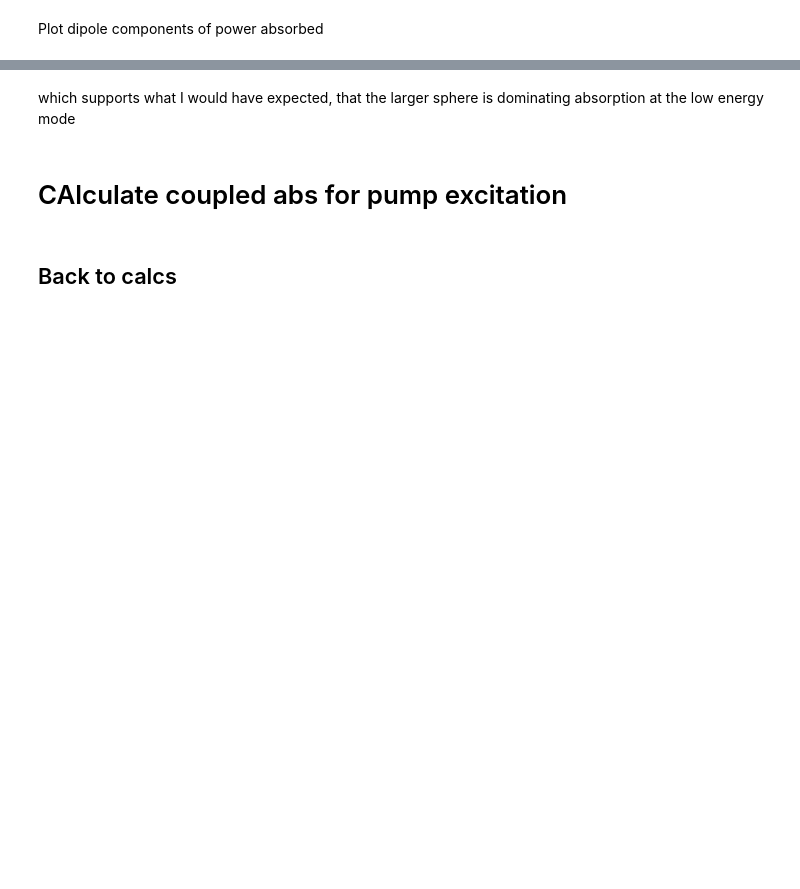
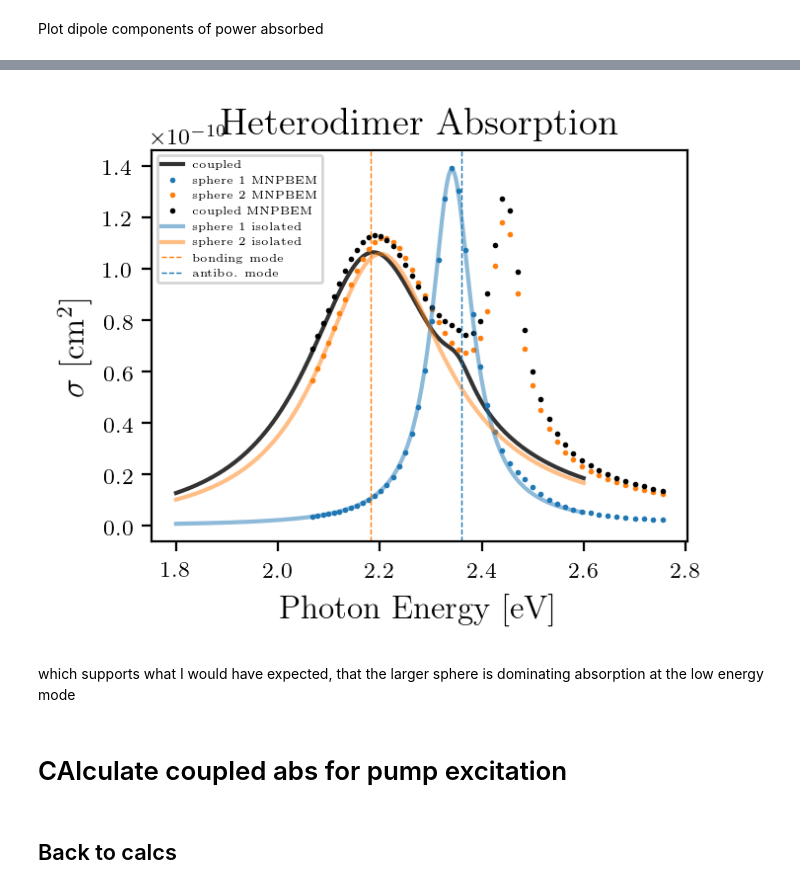
Before and after one commit to HarrisonGoldwyn/photothermal_image_model, a Jupyter notebook: python/a20a40_hetero_Coupled_scattering.ipynb, the cells around one changed output, grey strips where cells are left out. Cells and saved outputs as stored; diff of their text form; code cells hidden in the pictures; blank space fills up the shorter version.

```diff
--- a/python/a20a40_hetero_Coupled_scattering.ipynb
+++ b/python/a20a40_hetero_Coupled_scattering.ipynb
@@ -261,0 +284,88 @@ Text(0, 0.5, '$\\sigma$ [$\\mathrm{cm}^2$]')
+# %%
+import scipy.io as sio
+
+a20_bem_spec_fig_file = sio.loadmat('matlab_abs_spectra/a20_abs.fig', squeeze_me=True, struct_as_record=False)
+a20_bem_spec_hw = a20_bem_spec_fig_file['hgS_070000'].children[0].children[0].properties.XData
+a20_bem_spec = a20_bem_spec_fig_file['hgS_070000'].children[0].children[0].properties.YData
+
+a40_bem_spec_fig_file = sio.loadmat('matlab_abs_spectra/a40_abs.fig', squeeze_me=True, struct_as_record=False)
+a40_bem_spec_hw = a40_bem_spec_fig_file['hgS_070000'].children[0].children[0].properties.XData
+a40_bem_spec = a40_bem_spec_fig_file['hgS_070000'].children[0].children[0].properties.YData
+
+
+coupled_spec_fig_file = sio.loadmat('matlab_abs_spectra/a1_20_a2_40_d5a1_abs.fig', squeeze_me=True, struct_as_record=False)
+coupled_spec_hw = coupled_spec_fig_file['hgS_070000'].children[0].children[0].properties.XData
+coupled_spec = coupled_spec_fig_file['hgS_070000'].children[0].children[0].properties.YData
+# %%
+plt.plot(
+    plot_hws,
+    coupled_absorption[1][0]-coupled_absorption[1][1]+coupled_absorption[1][2]-coupled_absorption[1][3],
+    c='k',
+    alpha=.8,
+    label='coupled')
+
+plt.plot(
+    a20_bem_spec_hw,
+    a20_bem_spec*1e-14,
+    C='C0',
+    ls='',
+    marker='o',
+    markersize=1,
+    label='sphere 1 MNPBEM')
+
+plt.plot(
+    a40_bem_spec_hw,
+    a40_bem_spec*1e-14,
+    C='C1',
+    ls='',
+    marker='o',
+    markersize=1,
+    label='sphere 2 MNPBEM')
+
+plt.plot(
+    coupled_spec_hw,
+    coupled_spec*1e-14,
+    C='k',
+    ls='',
+    marker='o',
+    markersize=1,
+    label='coupled MNPBEM')
+
+plt.plot(
+    plot_hws,
+    sphere_1_absorption,
+    alpha=.5,
+    c='C0',
+    label='sphere 1 isolated')
+plt.plot(
+    plot_hws,
+    sphere_2_absorption,
+    alpha=.5,
+    c='C1',
+    label='sphere 2 isolated')
+
+## Mark mode energies
+ylims=plt.gca().get_ylim()
+plt.plot(
+    [bond_enei, bond_enei],
+    [*ylims],
+    lw=0.5,
+    ls='--',
+    c='C1',
+    label='bonding mode'
+    )
+plt.plot(
+    [anti_enei,anti_enei],
+    [*ylims],
+    lw=0.5,
+    ls='--',
+    c='C0',
+    label='antibo. mode'
+    )
+plt.ylim(*ylims)
+
+plt.legend(fontsize=4)
+plt.title("Heterodimer Absorption")
+plt.xlabel('Photon Energy [eV]')
+plt.ylabel(r'$\sigma$ [$\mathrm{cm}^2$]')
+# %% [output]
@@ -262,3 +373,4 @@ Text(0, 0.5, '$\\sigma$ [$\\mathrm{cm}^2$]')
+[figure, added]
 # %% [markdown]
 which supports what I would have expected, that the larger sphere is dominating absorption at the low energy mode
 # %% [markdown]
```
Also changed, not shown: parts of 9 cells of this notebook.
